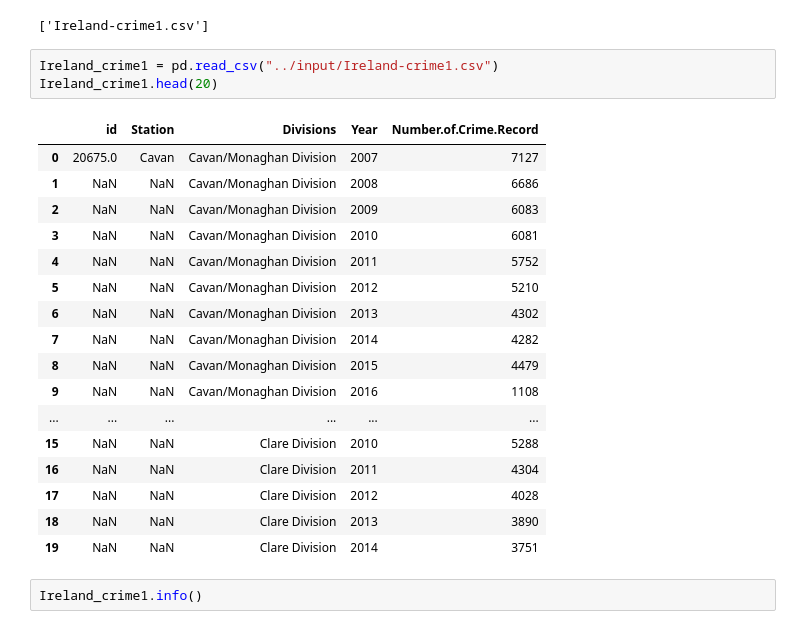
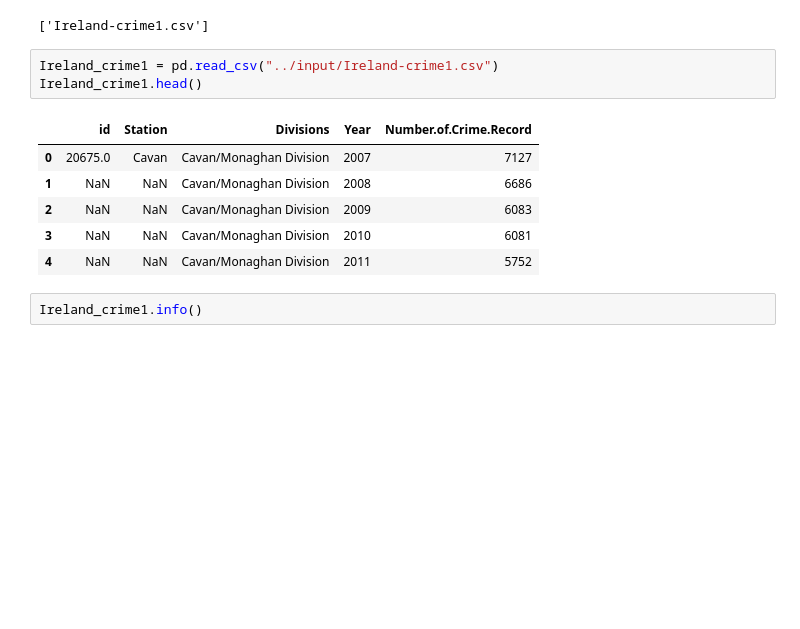
Before and after one commit to somya-anchalia/Data-Analytics-Projects, a Jupyter notebook: My projects/Code/crimes-at-ireland-analytics/crimes-at-ireland-analytics.ipynb, the cells around one changed output. Cells and saved outputs as stored; diff of their text form; blank space fills up the shorter version.

```diff
--- a/My projects/Code/crimes-at-ireland-analytics/crimes-at-ireland-analytics.ipynb
+++ b/My projects/Code/crimes-at-ireland-analytics/crimes-at-ireland-analytics.ipynb
@@ -17,25 +17,14 @@ print(os.listdir('../input'))
 ['Ireland-crime1.csv']
 # %%
 Ireland_crime1 = pd.read_csv("../input/Ireland-crime1.csv")
-Ireland_crime1.head(20)
+Ireland_crime1.head()
 # %% [output]
 |  | id | Station | Divisions | Year | Number.of.Crime.Record |
 | 0 | 20675.0 | Cavan | Cavan/Monaghan Division | 2007 | 7127 |
 | 1 | NaN | NaN | Cavan/Monaghan Division | 2008 | 6686 |
 | 2 | NaN | NaN | Cavan/Monaghan Division | 2009 | 6083 |
 | 3 | NaN | NaN | Cavan/Monaghan Division | 2010 | 6081 |
 | 4 | NaN | NaN | Cavan/Monaghan Division | 2011 | 5752 |
-| 5 | NaN | NaN | Cavan/Monaghan Division | 2012 | 5210 |
-| 6 | NaN | NaN | Cavan/Monaghan Division | 2013 | 4302 |
-| 7 | NaN | NaN | Cavan/Monaghan Division | 2014 | 4282 |
-| 8 | NaN | NaN | Cavan/Monaghan Division | 2015 | 4479 |
-| 9 | NaN | NaN | Cavan/Monaghan Division | 2016 | 1108 |
-| ... | ... | ... | ... | ... | ... |
-| 15 | NaN | NaN | Clare Division | 2010 | 5288 |
-| 16 | NaN | NaN | Clare Division | 2011 | 4304 |
-| 17 | NaN | NaN | Clare Division | 2012 | 4028 |
-| 18 | NaN | NaN | Clare Division | 2013 | 3890 |
-| 19 | NaN | NaN | Clare Division | 2014 | 3751 |
 # %%
 Ireland_crime1.info()
 # %% [output]
```
Also changed, not shown: parts of 14 cells of this notebook.
